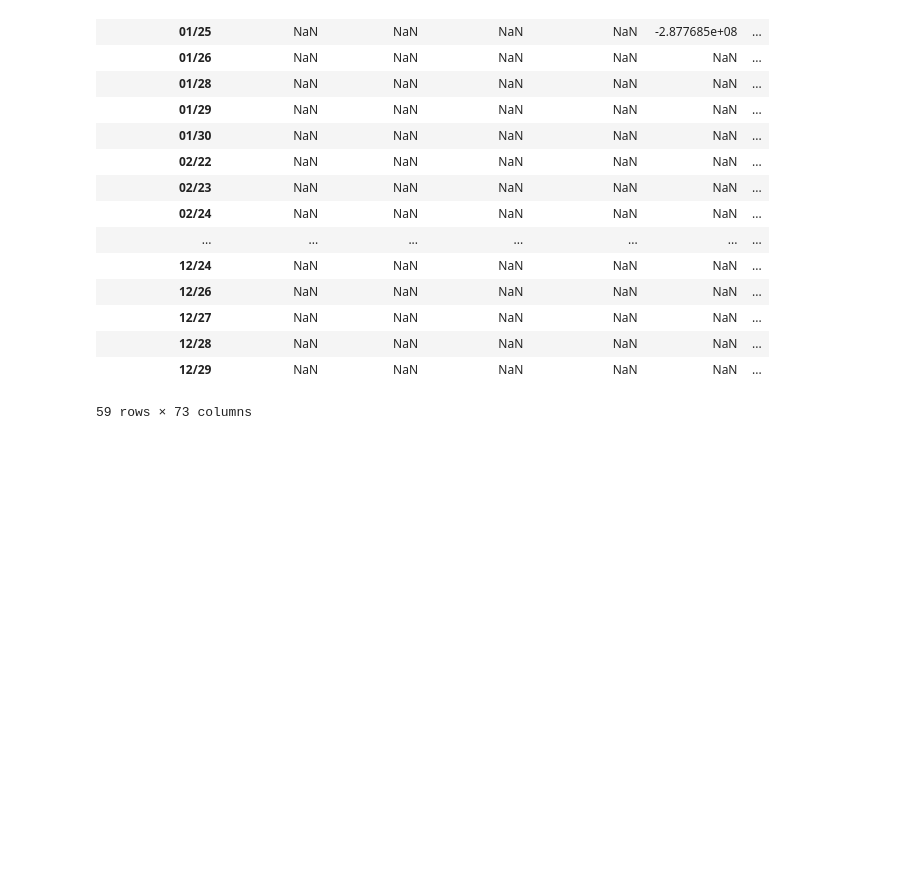
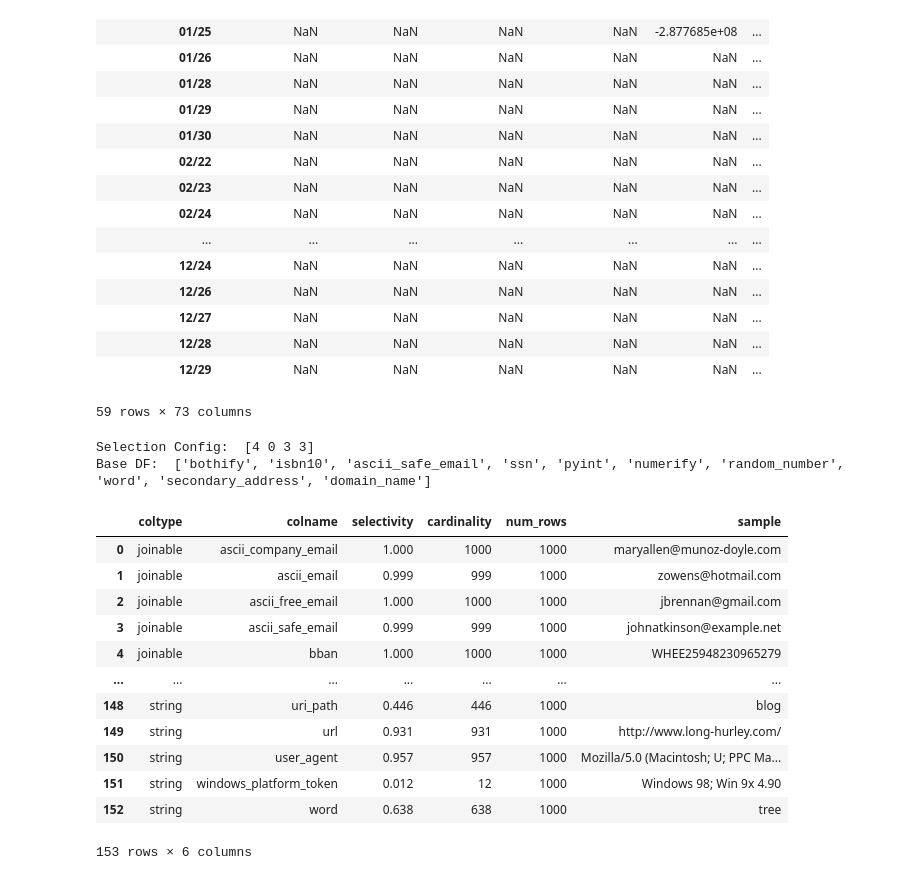
Before and after one commit to suhailrehman/relic, a Jupyter notebook: primitives/python/generator/faker_prototype.ipynb, the cells around one changed output. Cells and saved outputs as stored; diff of their text form; code cells hidden in the pictures; blank space fills up the shorter version.

```diff
--- a/primitives/python/generator/faker_prototype.ipynb
+++ b/primitives/python/generator/faker_prototype.ipynb
@@ -847,3 +939,44 @@ dataset[0].pivot(index='credit_card_expire', columns='currency_name', values='py
 | 12/28 | NaN | NaN | NaN | NaN | NaN | ... |
 | 12/29 | NaN | NaN | NaN | NaN | NaN | ... |
 59 rows × 73 columns
+# %%
+dataset = FakerVersionGenerator(shape=(100,10), scale=10, out_directory='test1/', gt_prefix='dataset', npp=True, matfreq=1)
+# %% [output]
+Selection Config:  [4 0 3 3]
+Base DF:  ['bothify', 'isbn10', 'ascii_safe_email', 'ssn', 'pyint', 'numerify', 'random_number', 'word', 'secondary_address', 'domain_name']
+# %%
+num_rows = 1000
+
+data = []
+
+for coltype, colnames in dataset.functions.items():
+    for col in colnames:
+        if coltype == 'numeric':
+            gen_col = pd.Series((dataset.fake.format(col) for _ in range(num_rows)), dtype='float64')
+        else:
+            gen_col = pd.Series((dataset.fake.format(col) for _ in range(num_rows)))
+
+        cardinality = len(set(gen_col.values))
+        data.append({'coltype': coltype,
+                     'colname': col,
+                     'selectivity': cardinality / num_rows,
+                     'cardinality': cardinality,
+                     'num_rows': num_rows,
+                     'sample': dataset.fake.format(col)})
+
+df = pd.DataFrame(data)
+df
+# %% [output]
+|  | coltype | colname | selectivity | cardinality | num_rows | sample |
+| 0 | joinable | ascii_company_email | 1.000 | 1000 | 1000 | maryallen@munoz-doyle.com |
+| 1 | joinable | ascii_email | 0.999 | 999 | 1000 | zowens@hotmail.com |
+| 2 | joinable | ascii_free_email | 1.000 | 1000 | 1000 | jbrennan@gmail.com |
+| 3 | joinable | ascii_safe_email | 0.999 | 999 | 1000 | johnatkinson@example.net |
+| 4 | joinable | bban | 1.000 | 1000 | 1000 | WHEE25948230965279 |
+| ... | ... | ... | ... | ... | ... | ... |
+| 148 | string | uri_path | 0.446 | 446 | 1000 | blog |
+| 149 | string | url | 0.931 | 931 | 1000 | http://www.long-hurley.com/ |
+| 150 | string | user_agent | 0.957 | 957 | 1000 | Mozilla/5.0 (Macintosh; U; PPC Ma... |
+| 151 | string | windows_platform_token | 0.012 | 12 | 1000 | Windows 98; Win 9x 4.90 |
+| 152 | string | word | 0.638 | 638 | 1000 | tree |
+153 rows × 6 columns
```
Also changed, not shown: parts of 20 cells of this notebook, 32 other files.
